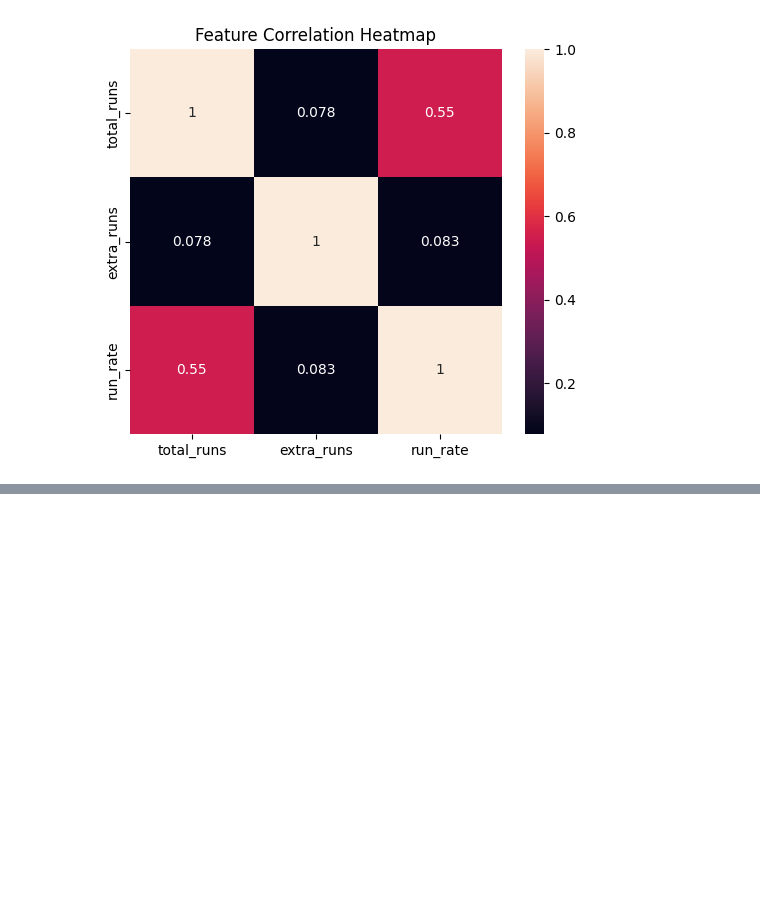
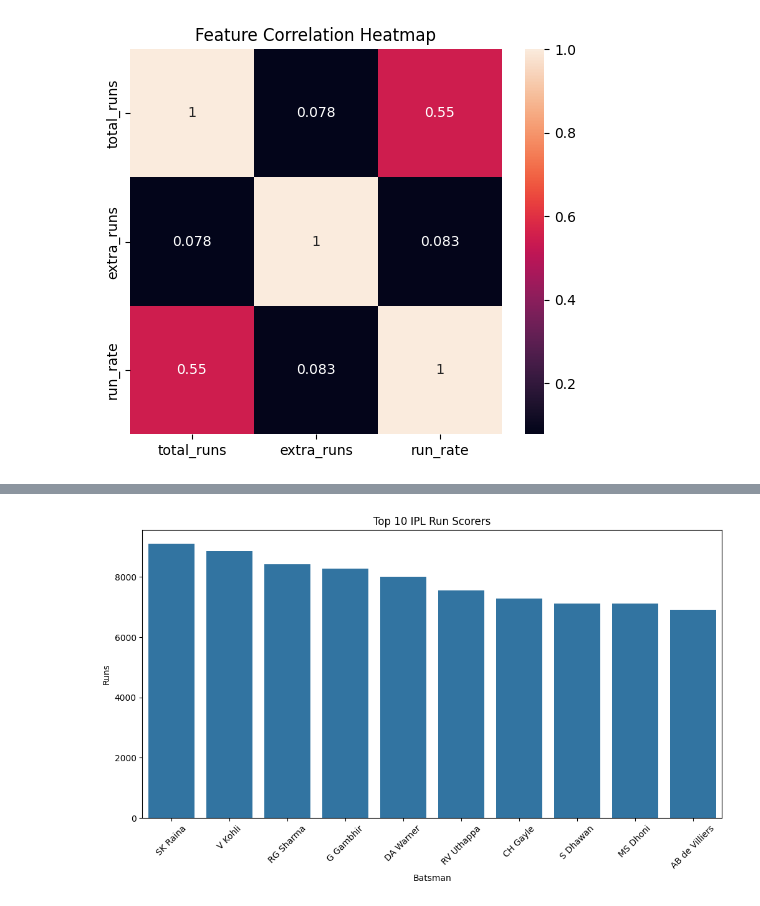
Before and after one commit to sohamm2410/ipl-analytics-dashboard, a Jupyter notebook: notebooks/eda.ipynb, the cells around one changed output, grey strips where cells are left out. Saved outputs shown, nothing was run; the diff lists cells and outputs as text; code cells hidden in the pictures; blank space fills up the shorter version.

```diff
--- a/notebooks/eda.ipynb
+++ b/notebooks/eda.ipynb
@@ -537,3 +537,11 @@ plt.title("Feature Correlation Heatmap")
 plt.show()
 # %% [output]
 [figure]
+# %%
+import pandas as pd
+import matplotlib.pyplot as plt
+import seaborn as sns
+
+ipl = pd.read_csv("../data/ipl_clean.csv")
+
+ipl.head()
@@ -539,0 +556,9 @@ plt.show()
+# %%
+top_batsmen = (
+    ipl.groupby('batsman')['batsman_runs']
+    .sum()
+    .sort_values(ascending=False)
+    .head(10)
+)
+
+print(top_batsmen)
@@ -539,0 +578,17 @@ plt.show()
+# %%
+plt.figure(figsize=(12,6))
+
+sns.barplot(
+    x=top_batsmen.index,
+    y=top_batsmen.values
+)
+
+plt.xticks(rotation=45)
+
+plt.title("Top 10 IPL Run Scorers")
+plt.xlabel("Batsman")
+plt.ylabel("Runs")
+
+plt.show()
+# %% [output]
+[figure, added]
```
Also changed, not shown: parts of 14 cells of this notebook, 2 other files.
